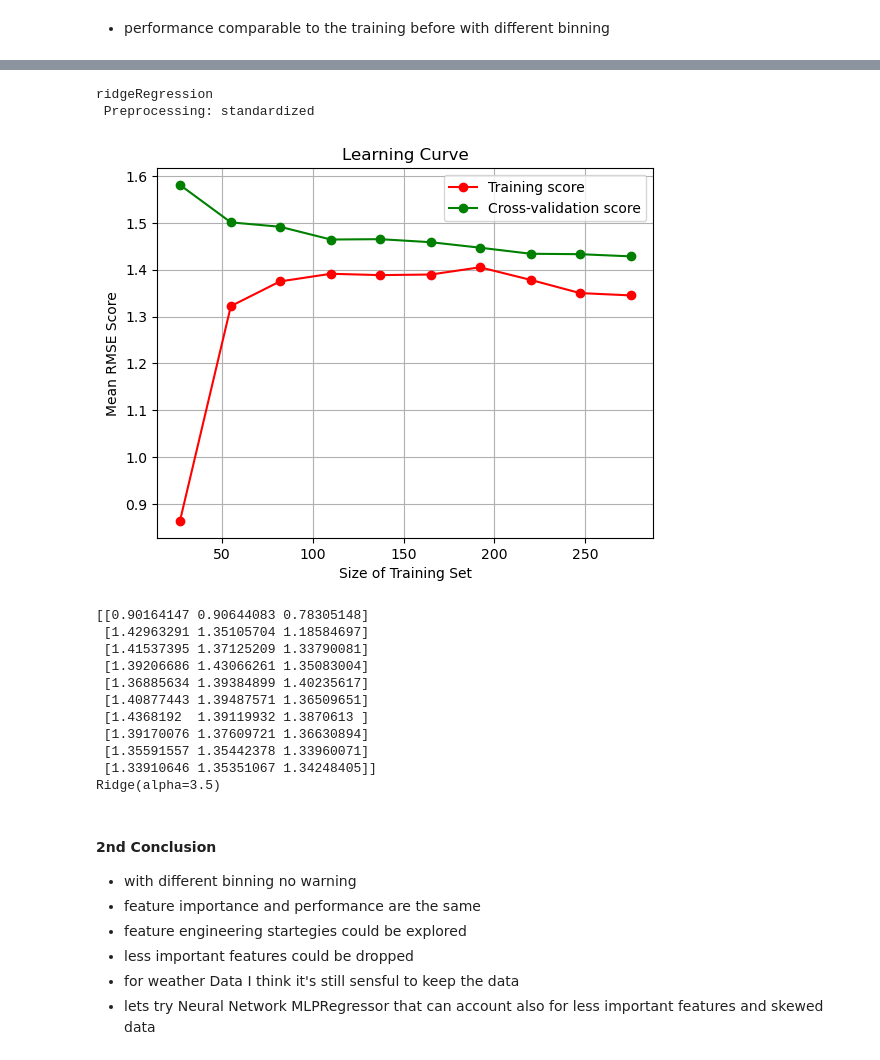
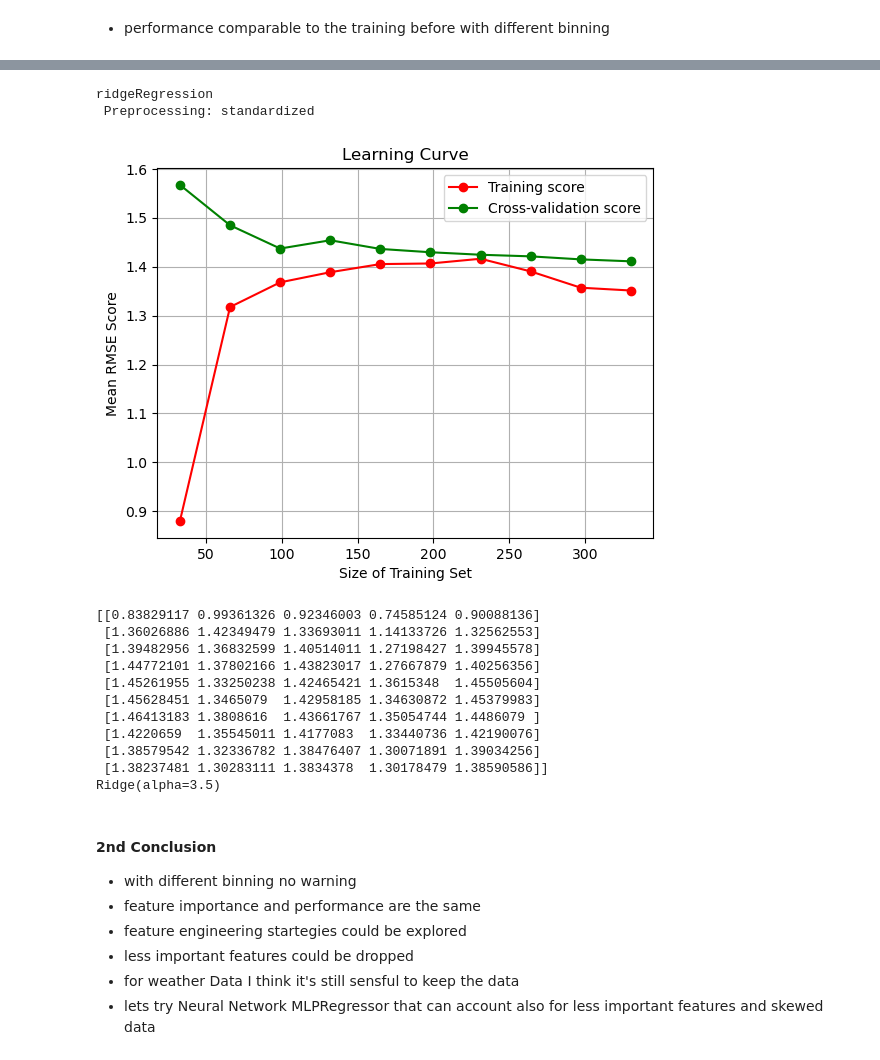
Before and after one commit to Yawkward/fire_data, a Jupyter notebook: FWI_project.ipynb, the cells around one changed output, grey strips where cells are left out. Drawn from its saved outputs; the diff is of its cells as text; code cells hidden in the pictures.

```diff
--- a/FWI_project.ipynb
+++ b/FWI_project.ipynb
@@ -291,8 +291,29 @@ def preproc_df(df, target, standardize = True, skew=False):
       processed_df[minmaxed_col] = MinMax().fit_transform(processed_df[to_minmax])
 
       # One-hot encoding
+      # if e.g. test set might not have all months or days, features are missing
+
       processed_df = pd.get_dummies(processed_df, columns=['month', 'day'])
       #processed_df = processed_df.drop(columns=["day_sun", "month_dec"])
+      # when datafram does not have all possible days/months add them as zero-columns
+      # to ensure consistency between train and test set later
+      expected_columns = ['month_jan', 'month_feb', 'month_mar',
+                    'month_apr','month_may', 'month_jun',
+                    'month_jul', 'month_aug', 'month_sep',
+                    'month_oct', 'month_nov', 'month_dec',
+                    'day_mon',  'day_tue','day_wed',
+                    'day_thu','day_fri', 'day_sat',
+                    'day_sun']
+      for col in expected_columns:
+          if col not in processed_df.columns:
+              processed_df[col] = 0
+      # also the order matters
+      # reorder columns
+      all_cols = list(processed_df.columns)
+      for col in expected_columns:
+          all_cols.remove(col)
+      ordered_columns = all_cols + expected_columns
+      processed_df = processed_df[ordered_columns]
 
       # drop the original, unprocessed columns
       columns_to_drop = to_zscore + to_minmax + ['rain', 'RH', 'month', 'day']
@@ -787,37 +820,37 @@ RandomForestRegressor(max_depth=5, n_estimators=63)
 # %%
 a_model = get_model(model_name='ridgeRegression')
 param_grid = {"alpha": np.array(np.arange(1, 4, 0.5)), "fit_intercept": [False, True]}
 # fit_intercept seems to be always chosen as true, model returned withouth the parameter,
 # but if i force to be [False, False] then model will be returned with fit_intercept=False.
 binning = [-np.inf, 0.01, 0.52, 1090.84]
 bin_label = [1, 2, 3]
 
 
 rmse_ridge, ridgeReg_tuned3 = evaluate_model3(X_train, y_train,
                 a_model,
                 param_grid=param_grid,
                 standardize=True,
                 thr_bins=binning,
                 bin_label=bin_label,
-                kfolds=3,
+                kfolds=5,
                 plot=True)
 dump(ridgeReg_tuned3, 'ridgeReg_tuned3.pkl') # save the model as .pkl
 print(rmse_ridge)
 print(ridgeReg_tuned)
 # %% [output]
 ridgeRegression
  Preprocessing: standardized
-[figure, old version]
+[figure, new version]
-[[0.90164147 0.90644083 0.78305148]
- [1.42963291 1.35105704 1.18584697]
- [1.41537395 1.37125209 1.33790081]
- [1.39206686 1.43066261 1.35083004]
- [1.36885634 1.39384899 1.40235617]
- [1.40877443 1.39487571 1.36509651]
- [1.4368192  1.39119932 1.3870613 ]
- [1.39170076 1.37609721 1.36630894]
- [1.35591557 1.35442378 1.33960071]
- [1.33910646 1.35351067 1.34248405]]
+[[0.83829117 0.99361326 0.92346003 0.74585124 0.90088136]
+ [1.36026886 1.42349479 1.33693011 1.14133726 1.32562553]
+ [1.39482956 1.36832599 1.40514011 1.27198427 1.39945578]
+ [1.44772101 1.37802166 1.43823017 1.27667879 1.40256356]
+ [1.45261955 1.33250238 1.42465421 1.3615348  1.45505604]
+ [1.45628451 1.3465079  1.42958185 1.34630872 1.45379983]
+ [1.46413183 1.3808616  1.43661767 1.35054744 1.4486079 ]
+ [1.4220659  1.35545011 1.4177083  1.33440736 1.42190076]
+ [1.38579542 1.32336782 1.38476407 1.30071891 1.39034256]
+ [1.38237481 1.30283111 1.3834378  1.30178479 1.38590586]]
 Ridge(alpha=3.5)
 # %% [markdown]
 #### 2nd Conclusion
```
Also changed, not shown: parts of 14 cells of this notebook, 8 other files.
